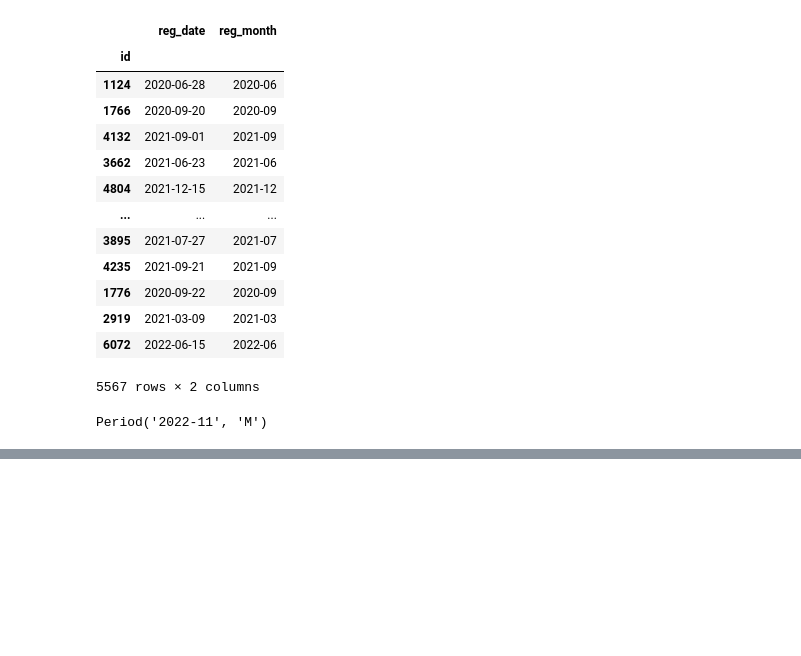
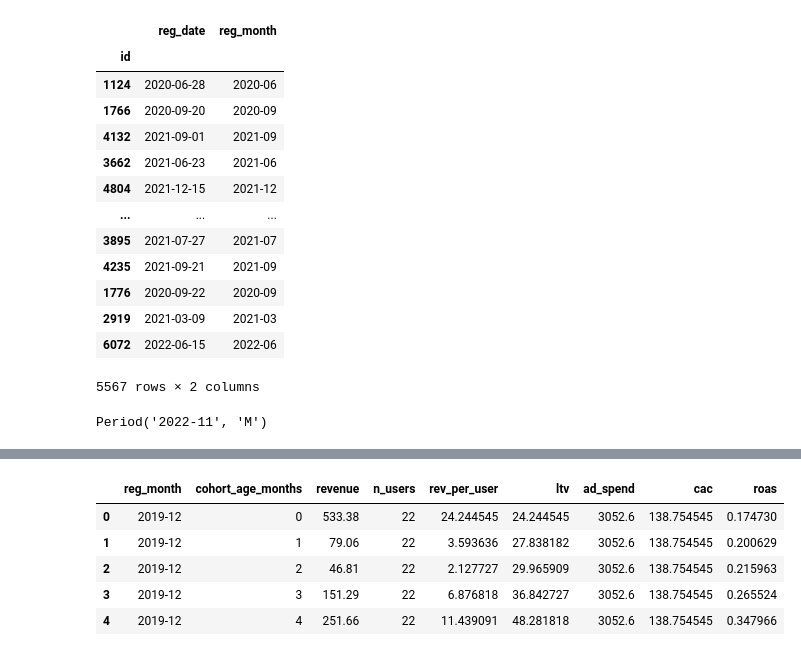
Before and after one commit to alexchevsky/python_lectures, a Jupyter notebook: lecture_9_cohorts/age-cohorts.ipynb, the cells around one changed output, grey strips where cells are left out. Saved outputs shown, nothing was run; the diff lists cells and outputs as text; code cells hidden in the pictures; blank space fills up the shorter version.

```diff
--- a/lecture_9_cohorts/age-cohorts.ipynb
+++ b/lecture_9_cohorts/age-cohorts.ipynb
@@ -134 +119,10 @@ cohorts
+# %%
+cohorts.head()
+# %% [output]
+|  | reg_month | cohort_age_months | revenue | n_users | rev_per_user | ltv | ad_spend | cac | roas |
+| 0 | 2019-12 | 0 | 533.38 | 22 | 24.244545 | 24.244545 | 3052.6 | 138.754545 | 0.174730 |
+| 1 | 2019-12 | 1 | 79.06 | 22 | 3.593636 | 27.838182 | 3052.6 | 138.754545 | 0.200629 |
+| 2 | 2019-12 | 2 | 46.81 | 22 | 2.127727 | 29.965909 | 3052.6 | 138.754545 | 0.215963 |
+| 3 | 2019-12 | 3 | 151.29 | 22 | 6.876818 | 36.842727 | 3052.6 | 138.754545 | 0.265524 |
+| 4 | 2019-12 | 4 | 251.66 | 22 | 11.439091 | 48.281818 | 3052.6 | 138.754545 | 0.347966 |
 # %%
```
Also changed, not shown: parts of 6 cells of this notebook.
